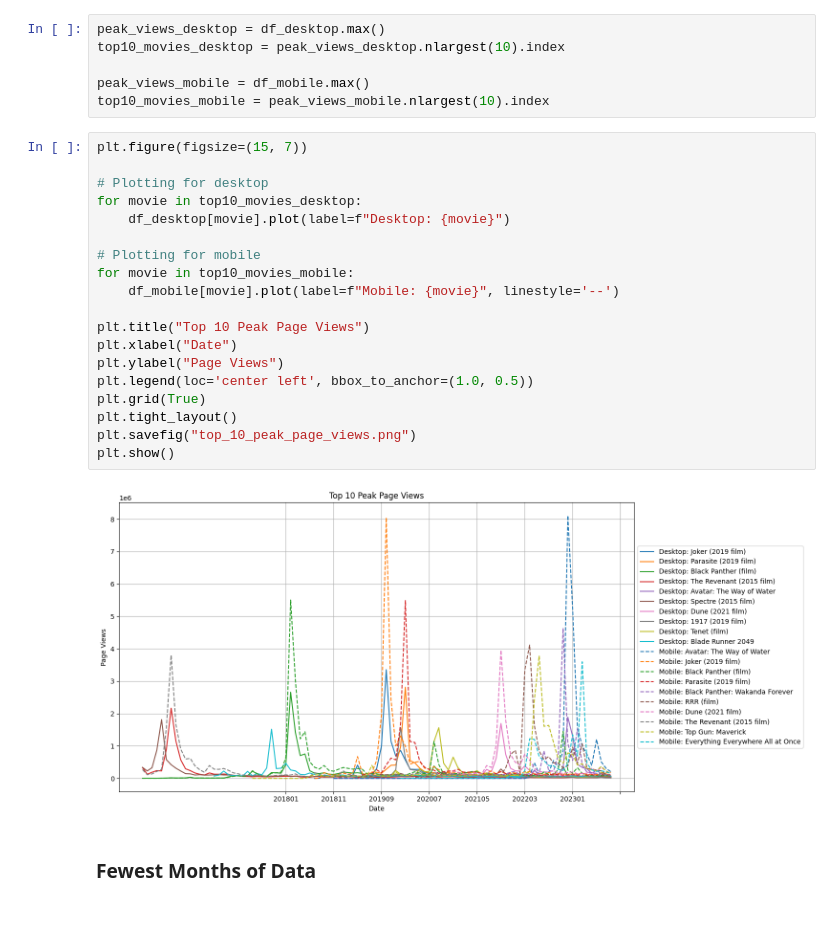
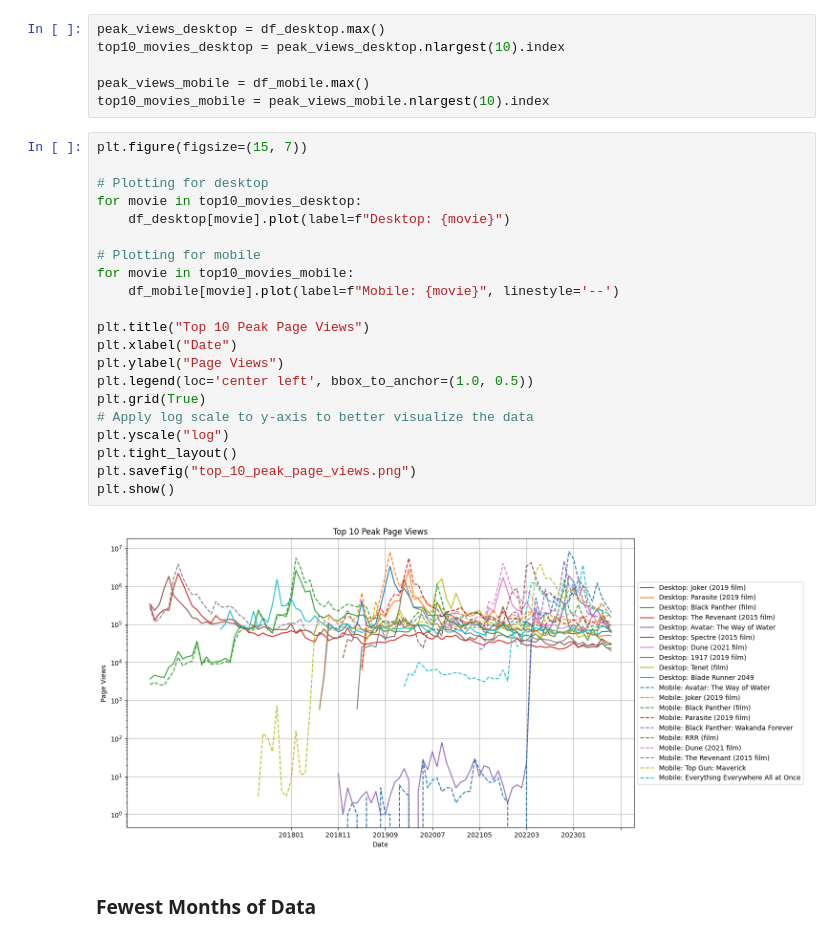
Before and after one commit to rai-harshit/data-512-homework_1, a Jupyter notebook: data_visualization.ipynb, the cells around one changed output. Saved outputs shown, nothing was run; the diff lists cells and outputs as text.

Commit message:
Apply log to y-scale

```diff
--- a/data_visualization.ipynb
+++ b/data_visualization.ipynb
@@ -79,24 +81,26 @@ top10_movies_mobile = peak_views_mobile.nlargest(10).index
 # %%
 plt.figure(figsize=(15, 7))
 
 # Plotting for desktop
 for movie in top10_movies_desktop:
     df_desktop[movie].plot(label=f"Desktop: {movie}")
 
 # Plotting for mobile
 for movie in top10_movies_mobile:
     df_mobile[movie].plot(label=f"Mobile: {movie}", linestyle='--')
 
 plt.title("Top 10 Peak Page Views")
 plt.xlabel("Date")
 plt.ylabel("Page Views")
 plt.legend(loc='center left', bbox_to_anchor=(1.0, 0.5))
 plt.grid(True)
+# Apply log scale to y-axis to better visualize the data
+plt.yscale("log")
 plt.tight_layout()
 plt.savefig("top_10_peak_page_views.png")
 plt.show()
 # %% [output]
-[figure, old version]
+[figure, new version]
 # %% [markdown]
 ### Fewest Months of Data
 # %%
```
Also changed, not shown: parts of 2 cells of this notebook, 3 other files.
